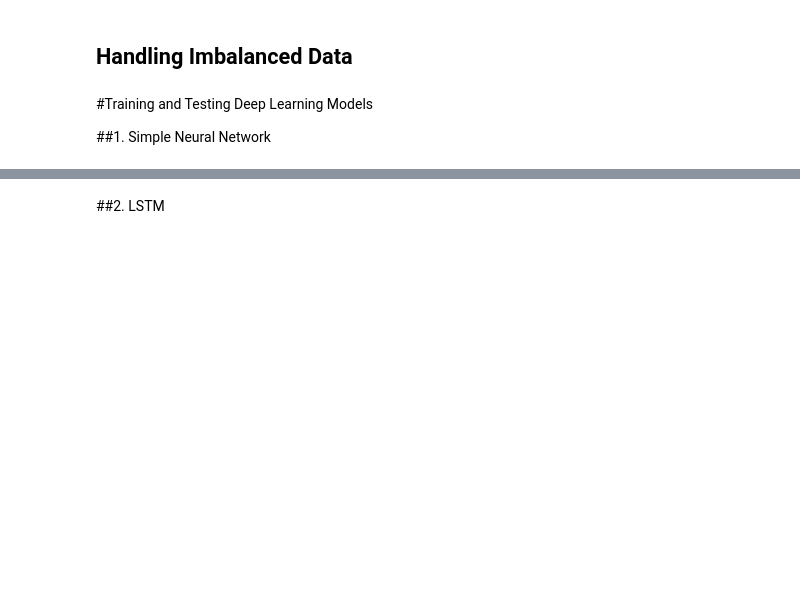
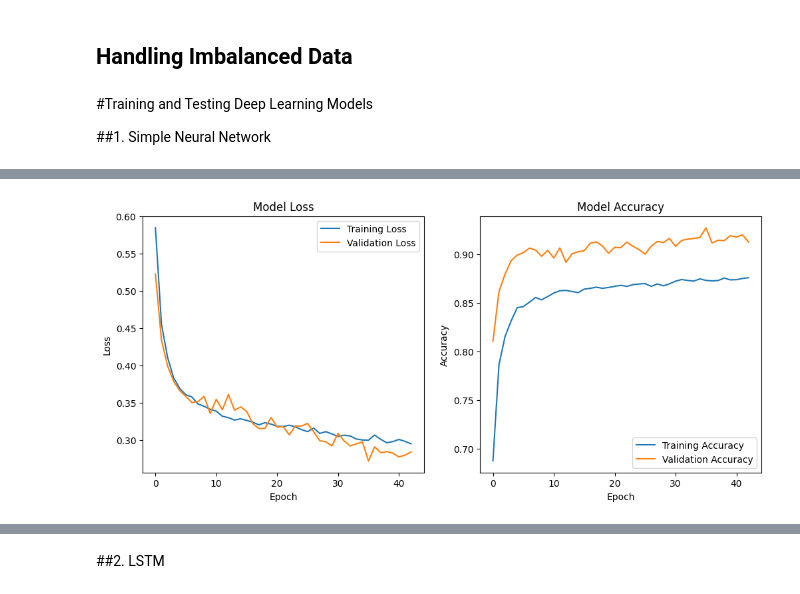
Before and after one commit to spring-board-b2-sarcasm-detection/Group-2, a Jupyter notebook: Model Training/Model_Training_DL.ipynb, the cells around one changed output, grey strips where cells are left out. Saved outputs shown, nothing was run; the diff lists cells and outputs as text; code cells hidden in the pictures; blank space fills up the shorter version.

```diff
--- a/Model Training/Model_Training_DL.ipynb
+++ b/Model Training/Model_Training_DL.ipynb
@@ -196,13 +198,24 @@ train_data['encoded_label'] = label_encoder.fit_transform(train_data['label'])
 # %% [markdown]
 ##Text Vecotorization
 # %%
+import pandas as pd
 from gensim.models import Word2Vec
+from gensim.utils import simple_preprocess
 import numpy as np
+
 # Prepare data for Word2Vec
-sentences = [text.split() for text in train_data['clean_text']]
+sentences = train_data['tokenized_text'].tolist()
 
 # Train Word2Vec model
 word2vec_model = Word2Vec(sentences, vector_size=100, window=5, min_count=1, workers=4)
 
-# Get Word2Vec vectors for the training data
-train_data['word2vec'] = train_data['clean_text'].apply(lambda x: np.mean([word2vec_model.wv[word] for word in x.split() if word in word2vec_model.wv], axis=0))
+def get_word2vec_vector(tokens):
+    vectors = [word2vec_model.wv[word] for word in tokens if word in word2vec_model.wv]
+    if len(vectors) == 0:
+        return np.zeros(100)  # Assuming vector_size is 100
+    return np.mean(vectors, axis=0)
+
+# Apply the function to get Word2Vec vectors for the training data
+train_data['word2vec'] = train_data['tokenized_text'].apply(get_word2vec_vector)
+
+print(train_data)
@@ -219,11 +250,15 @@ X_resampled, y_resampled = smote.fit_resample(train_data['word2vec'].tolist(), t
 
 ##1. Simple Neural Network
 # %%
-# Importing necessary libraries for building the model
-import tensorflow as tf
-from tensorflow.keras.models import Sequential
-from tensorflow.keras.layers import Dense, Dropout
-from tensorflow.keras.utils import to_categorical
+from keras.models import Sequential
+from keras.layers import Dense, Dropout, BatchNormalization
+from keras.callbacks import EarlyStopping, ReduceLROnPlateau
+from keras.optimizers import Adam
+from sklearn.metrics import f1_score
+import numpy as np
+import matplotlib.pyplot as plt
+
+# Assuming X_resampled and y_resampled are already defined and preprocessed
 
 # Convert lists to numpy arrays
 X_resampled = np.array(X_resampled)
@@ -231,26 +266,76 @@ y_resampled = np.array(y_resampled)
 
 # Convert labels to categorical one-hot encoding
 num_classes = len(np.unique(y_resampled))
+
+def to_categorical(y, num_classes):
+    return np.eye(num_classes)[y]
+
 y_resampled_categorical = to_categorical(y_resampled, num_classes)
 
-# Define the model architecture
+# Define the model architecture with Early Stopping and Batch Normalization
 model = Sequential()
+
 model.add(Dense(128, activation='relu', input_shape=(X_resampled.shape[1],)))
-model.add(Dropout(0.5))
+model.add(BatchNormalization())
+model.add(Dropout(0.2))
 model.add(Dense(64, activation='relu'))
-model.add(Dropout(0.5))
+model.add(BatchNormalization())
+model.add(Dropout(0.2))
+model.add(Dense(32, activation='relu'))
+model.add(BatchNormalization())
+model.add(Dropout(0.2))
+model.add(Dense(16, activation='relu'))
+model.add(BatchNormalization())
+model.add(Dropout(0.2))
+model.add(Dense(8, activation='relu'))
 model.add(Dense(num_classes, activation='softmax'))
 
-# Compile the model
-model.compile(optimizer='adam', loss='categorical_crossentropy', metrics=['accuracy'])
+# Print the model summary
+model.summary()
 
-# Train the model
-history = model.fit(X_resampled, y_resampled_categorical, epochs=10, batch_size=32, validation_split=0.2)
+# Compile the model with a lower learning rate
+adam_optimizer = Adam(learning_rate=0.0001)  # Adjust the learning rate as needed
+model.compile(optimizer=adam_optimizer, loss='categorical_crossentropy', metrics=['accuracy'])
 
-# Save the model
-model.save('text_classification_model.h5')
+# Define Early Stopping callback with min_delta and ReduceLROnPlateau
+early_stop = EarlyStopping(monitor='val_loss', patience=7, min_delta=0.001, verbose=1)
+reduce_lr = ReduceLROnPlateau(monitor='val_loss', factor=0.2, patience=5, min_lr=0.0001, verbose=1)
+
+# Train the model with Early Stopping and Learning Rate Scheduler
+history = model.fit(X_resampled, y_resampled_categorical, epochs=50, batch_size=32,
+                    validation_split=0.2, callbacks=[early_stop, reduce_lr])
 
 # Evaluate the model
 loss, accuracy = model.evaluate(X_resampled, y_resampled_categorical)
 print(f'Model accuracy: {accuracy:.2f}')
+
+# Make predictions
+y_pred = model.predict(X_resampled)
+y_pred_labels = np.argmax(y_pred, axis=1)
+y_true_labels = np.argmax(y_resampled_categorical, axis=1)
+
+# Calculate the F1 score
+f1 = f1_score(y_true_labels, y_pred_labels, average='weighted')
+print(f'F1 score: {f1:.2f}')
+
+# Plot training & validation loss values
+plt.figure(figsize=(12, 5))
+plt.subplot(1, 2, 1)
+plt.plot(history.history['loss'], label='Training Loss')
+plt.plot(history.history['val_loss'], label='Validation Loss')
+plt.title('Model Loss')
+plt.xlabel('Epoch')
+plt.ylabel('Loss')
+plt.legend()
+
+# Plot training & validation accuracy values
+plt.subplot(1, 2, 2)
+plt.plot(history.history['accuracy'], label='Training Accuracy')
+plt.plot(history.history['val_accuracy'], label='Validation Accuracy')
+plt.title('Model Accuracy')
+plt.xlabel('Epoch')
+plt.ylabel('Accuracy')
+plt.legend()
+
+plt.show()
 # %% [output]
@@ -278,0 +359 @@ Model accuracy: 0.86
+[figure, added]
```
Also changed, not shown: parts of 39 cells of this notebook.
